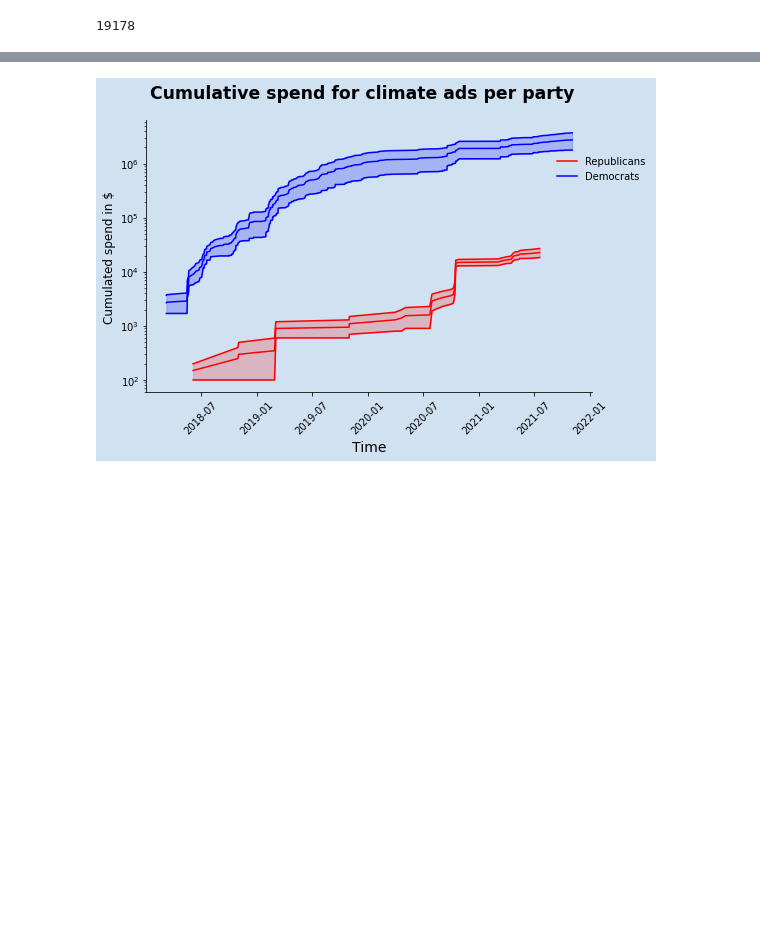
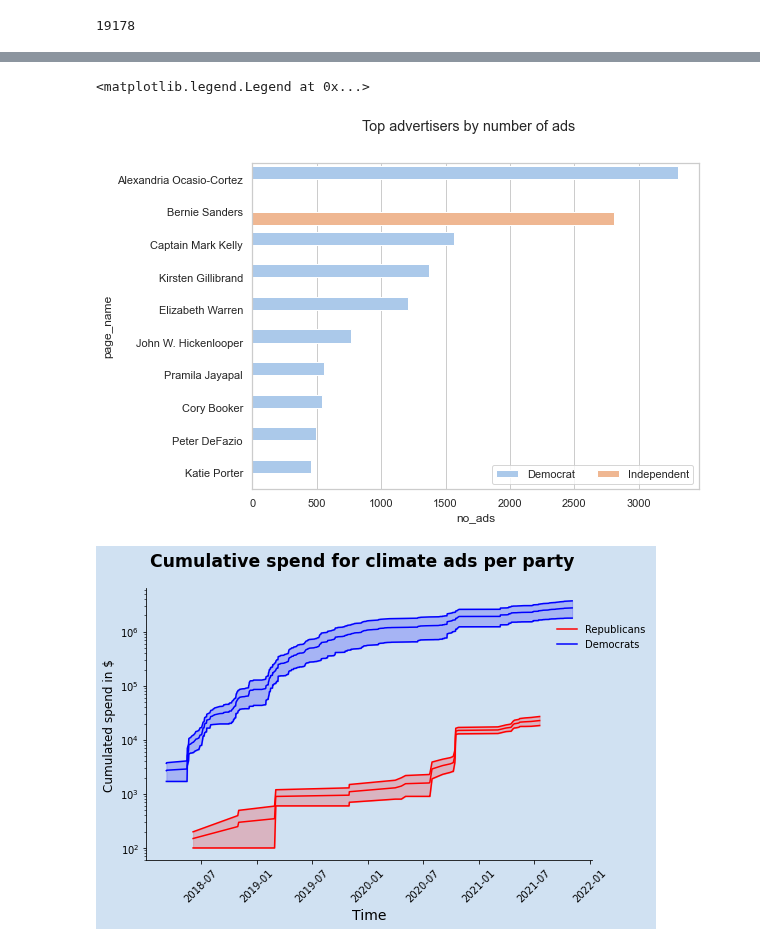
Before and after one commit to lrnz-asnprs/political-ad-api, a Jupyter notebook: notebooks/laurenz_notebook.ipynb, the cells around one changed output, grey strips where cells are left out. Drawn from its saved outputs; the diff is of its cells as text; code cells hidden in the pictures; blank space fills up the shorter version.

```diff
--- a/notebooks/laurenz_notebook.ipynb
+++ b/notebooks/laurenz_notebook.ipynb
@@ -261,0 +272,3 @@ democrats_climate = grouper.group_ads_by_party_by_day(climate_ads, "Democrat")
+# %%
+import pandas as pd
+congress = pd.read_csv("..\\src\\data_sets\\legislators_fb_info_final.csv") # read congress member info
@@ -261,0 +279,3 @@ democrats_climate = grouper.group_ads_by_party_by_day(climate_ads, "Democrat")
+# %%
+all_climate = grouper.group_ads_by_page(climate_ads)
+all_climate.head()
@@ -261,0 +289,2 @@ democrats_climate = grouper.group_ads_by_party_by_day(climate_ads, "Democrat")
+# %%
+all_climate["party"] = all_climate["page_id"].apply(lambda x: congress[congress["page_id"] == x]["party"].values[0])
@@ -261,0 +306,2 @@ democrats_climate = grouper.group_ads_by_party_by_day(climate_ads, "Democrat")
+# %%
+all_climate.sort_values(by="no_ads", ascending=False, inplace=True)
@@ -262,3 +322,23 @@ democrats_climate = grouper.group_ads_by_party_by_day(climate_ads, "Democrat")
+# %%
+import seaborn as sns
+import matplotlib.pyplot as plt
+# Plot the result
+sns.set_theme(style="whitegrid")
+# Initialize the matplotlib figure
+f, ax = plt.subplots(figsize=(8, 6))
+
+# Plot the scores
+# sns.set_color_codes("pastel")
+sns.barplot(x=all_climate[:10]["no_ads"], y=all_climate[:10]["page_name"],
+             color="b", hue=all_climate[:10]["party"], palette="pastel")
+f.suptitle("Top advertisers by number of ads")
+# Add a legend and informative axis label
+ax.legend(ncol=2, loc="lower right", frameon=True)
+# ax.set(xlim=(3.9, 4.3), ylabel="",
+#        xlabel="")
+# %% [output]
+<matplotlib.legend.Legend at 0x...>
+[figure, added]
 # %%
 # As input needs dataframe containing the advertisements GROUPED BY DAY!
 # Can be done for individual politicians or even groups like reps or dems        # https://www.dataquest.io/blog/tutorial-time-series-analysis-with-pandas/
```
Also changed, not shown: parts of 22 cells of this notebook, 4 other files.
